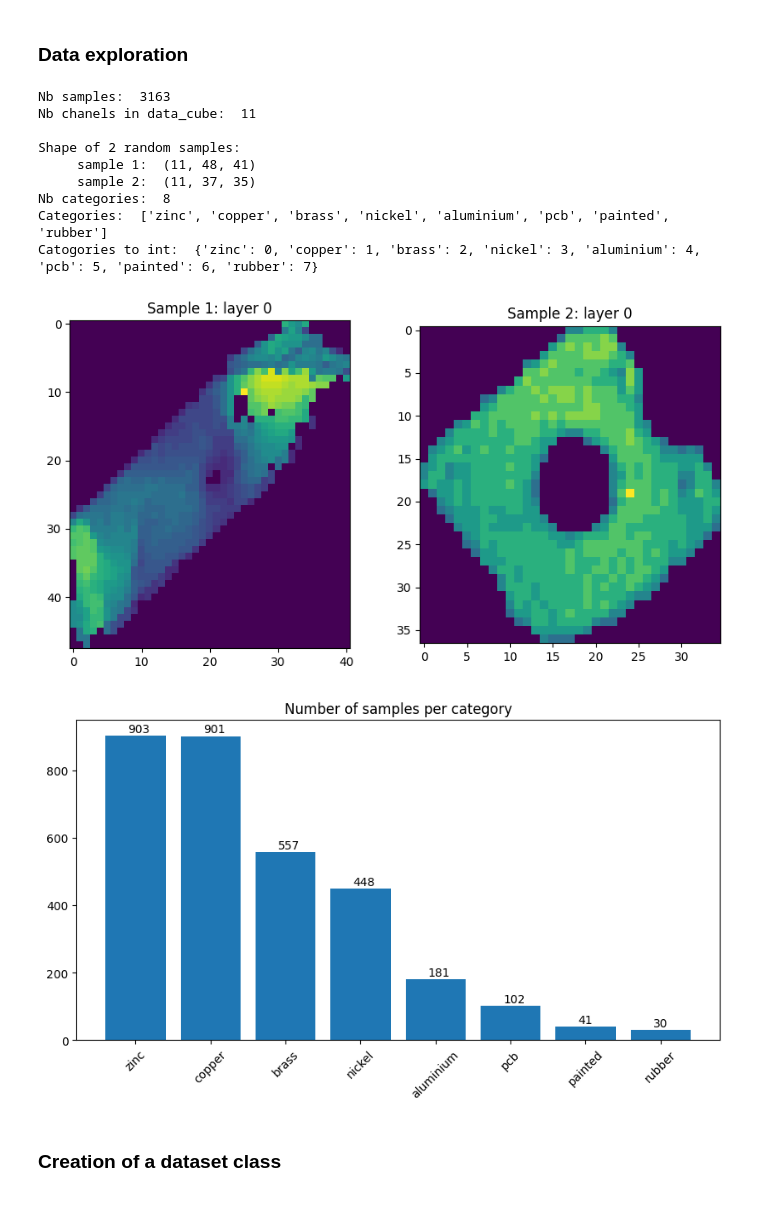
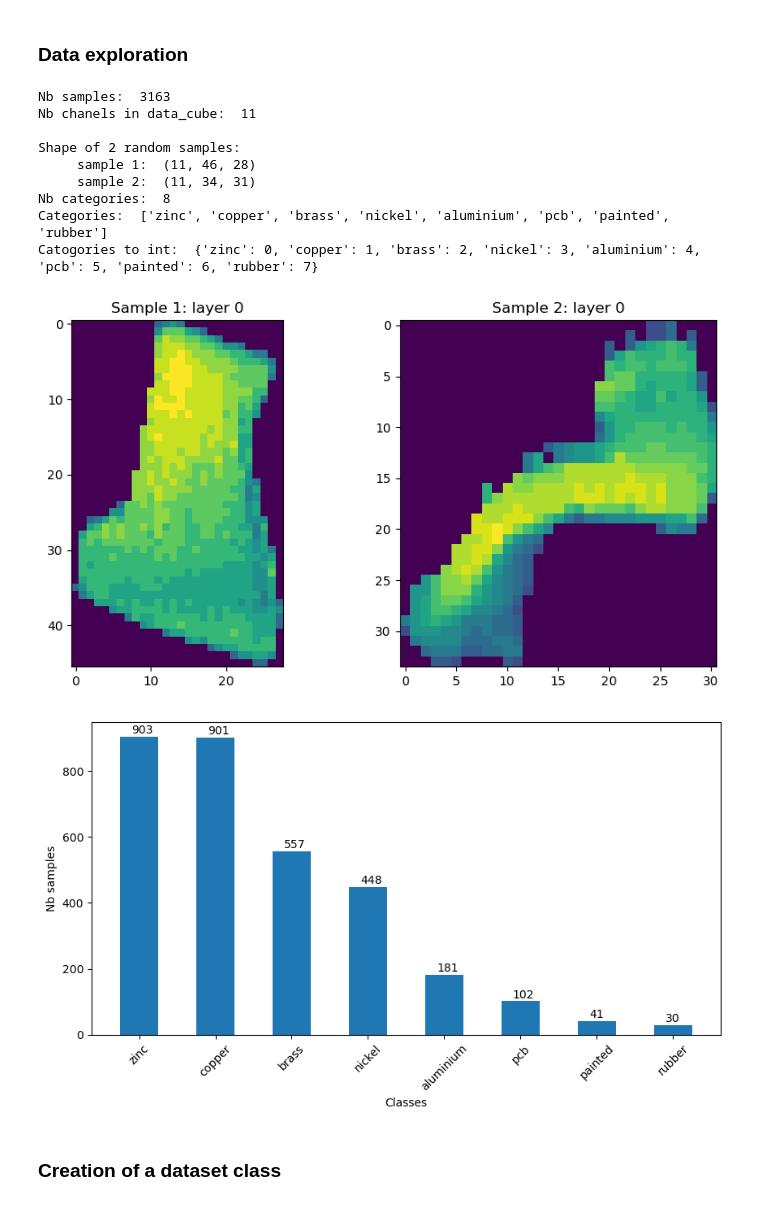
Before and after one commit to lambi702/DL-Pick_it, a Jupyter notebook: pick-it.ipynb, the cells around one changed output. Saved outputs shown, nothing was run; the diff lists cells and outputs as text; code cells hidden in the pictures.

```diff
--- a/pick-it.ipynb
+++ b/pick-it.ipynb
@@ -16,10 +16,8 @@ import os
 # %% [markdown]
 ### Data exploration
 # %%
-#pickle_path = "datasets\pick-it\dataset_3d_vnir_xrt.pkl"
-pickle_path = "/datasets/pick-it/dataset_3d_vnir_xrt.pkl"
-
-
+pickle_path = "datasets\pick-it\dataset_3d_vnir_xrt.pkl"
+#pickle_path = "/datasets/pick-it/dataset_3d_vnir_xrt.pkl"
 
 
 df = pd.read_pickle(pickle_path)
@@ -35,48 +33,49 @@ classes = df["class"].unique().tolist()
 print("Categories: ",classes)
 print("Catogories to int: ",{classes[i]:i for i in range(len(classes))})
 
 plt.subplots(1,2,figsize=(10,5))
 plt.subplot(1,2,1)
 plt.imshow(df["data_cube"][s1][0])
 plt.title("Sample 1: layer 0")
 plt.subplot(1,2,2)
 plt.imshow(df["data_cube"][s2][0])
 plt.title("Sample 2: layer 0")
+plt.savefig("figs/2_brut_samples.svg")
 
 pi_data_dict = {0: "3D",
                 1: "VNIR 1",
                 2: "VNIR 2",
                 3: "VNIR 3",
                 4: "VNIR 4",
                 5: "VNIR 5",
                 6: "VNIR 6",
                 7: "VNIR 7",
                 8: "VNIR 8",
                 9: "XRT 1",
                 10: "XRT 2"}
 # %% [output]
 Nb samples:  3163
 Nb chanels in data_cube:  11
 
 Shape of 2 random samples:
-     sample 1:  (11, 48, 41)
-     sample 2:  (11, 37, 35)
+     sample 1:  (11, 46, 28)
+     sample 2:  (11, 34, 31)
 Nb categories:  8
 Categories:  ['zinc', 'copper', 'brass', 'nickel', 'aluminium', 'pcb', 'painted', 'rubber']
 Catogories to int:  {'zinc': 0, 'copper': 1, 'brass': 2, 'nickel': 3, 'aluminium': 4, 'pcb': 5, 'painted': 6, 'rubber': 7}
-[figure, old version]
+[figure, new version]
 # %%
-# plot number of samples per category
 plt.figure(figsize=(10,5))
-plt.bar(df["class"].unique(),df["class"].value_counts())
-# add the number of samples per category on top of the bars
+plt.bar(df["class"].unique(),df["class"].value_counts(), width=0.5)
 for i in range(len(df["class"].unique())):
     plt.text(i-0.1,df["class"].value_counts()[i]+10,df["class"].value_counts()[i])
 plt.xticks(df["class"].unique(),classes,rotation=45)
-plt.title("Number of samples per category")
+plt.xlabel("Classes")
+plt.ylabel("Nb samples")
+plt.savefig("figs/class_distribution.svg")
 plt.show()
 # %% [output]
-[figure, old version]
+[figure, new version]
 # %% [markdown]
 ### Creation of a dataset class
 # %%
```
Also changed, not shown: parts of 11 cells of this notebook, 5 other files.
